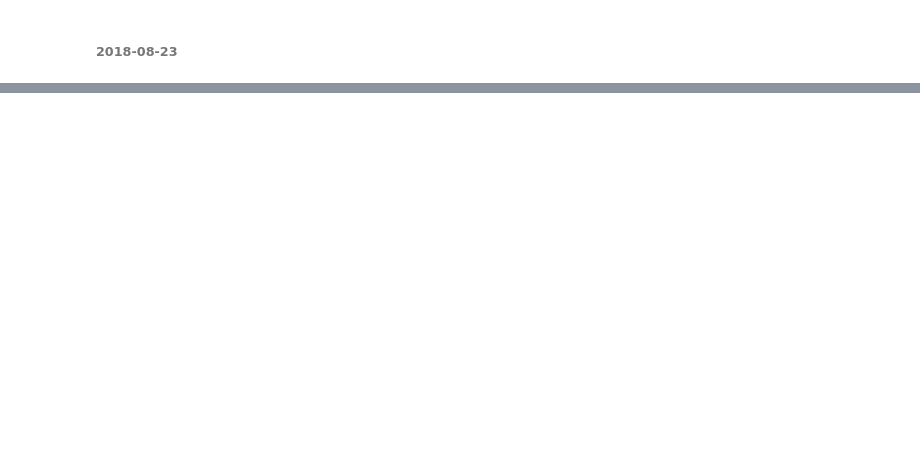
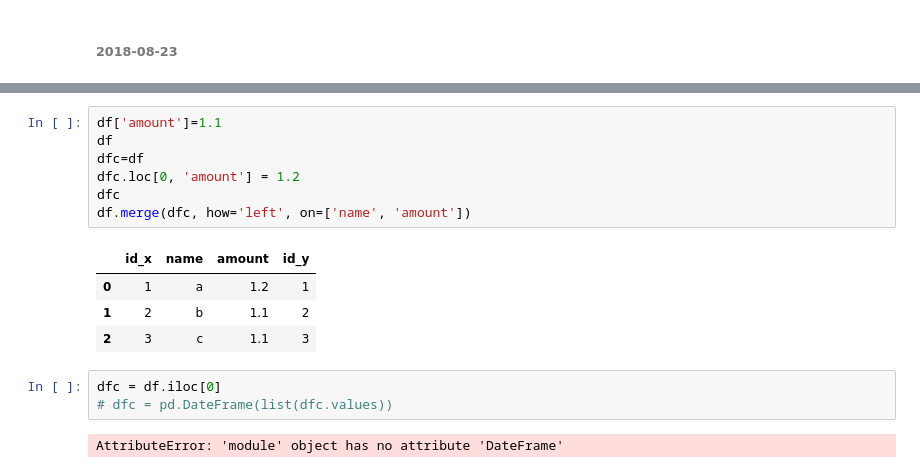
Before and after one commit to Sugeei/python-practice, a Jupyter notebook: jupyter_notebook/pandas_advance.ipynb, the cells around one changed output, grey strips where cells are left out. Drawn from its saved outputs; the diff is of its cells as text; blank space fills up the shorter version.

```diff
--- a/jupyter_notebook/pandas_advance.ipynb
+++ b/jupyter_notebook/pandas_advance.ipynb
@@ -845,0 +150,17 @@ df.to_csv("qa_err_items.csv", encoding='utf-8')
+# %%
+df['amount']=1.1
+df
+dfc=df
+dfc.loc[0, 'amount'] = 1.2
+dfc
+df.merge(dfc, how='left', on=['name', 'amount'])
+# %% [output]
+|  | id_x | name | amount | id_y |
+| 0 | 1 | a | 1.2 | 1 |
+| 1 | 2 | b | 1.1 | 2 |
+| 2 | 3 | c | 1.1 | 3 |
+# %%
+dfc = df.iloc[0]
+# dfc = pd.DateFrame(list(dfc.values))
+# %% [output]
+AttributeError: 'module' object has no attribute 'DateFrame'
```
Also changed, not shown: parts of 274 cells of this notebook, 3 other files.
